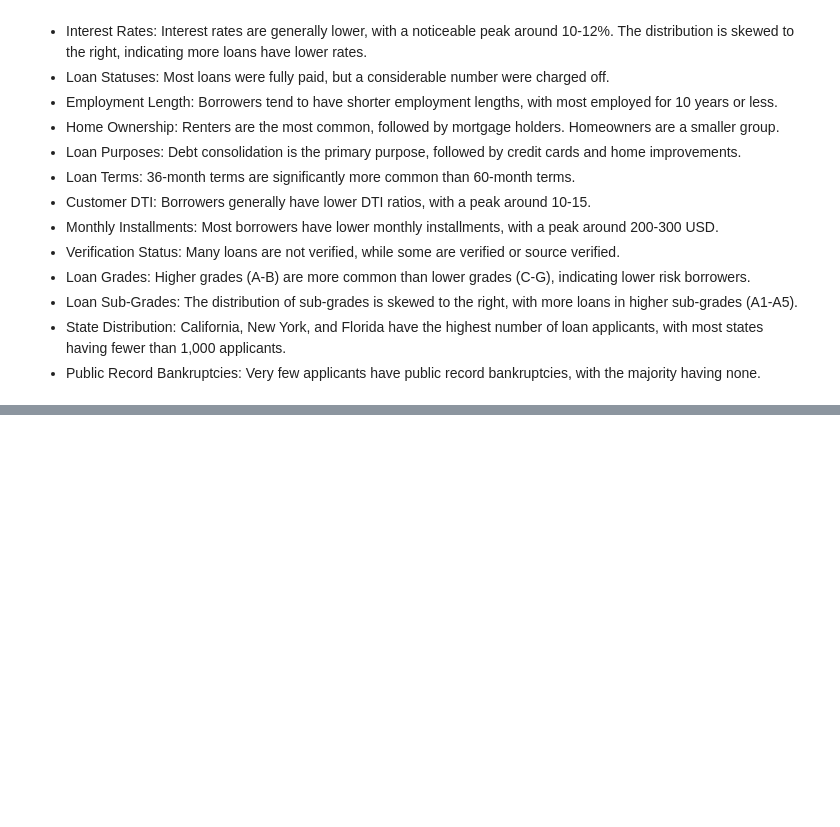
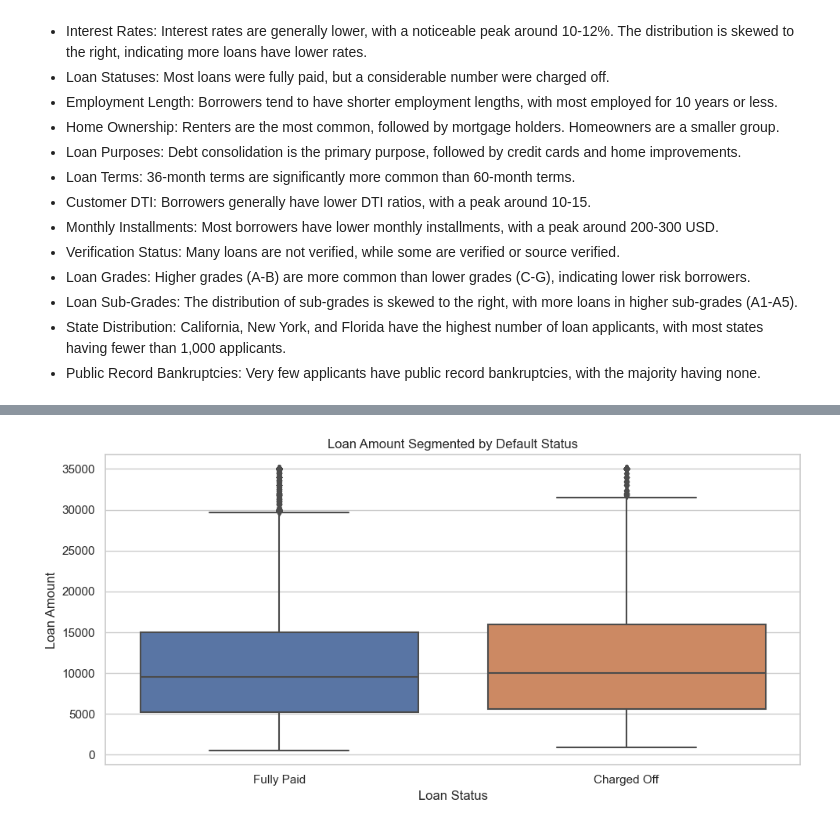
Before and after one commit to sowmilydutta/Lending_Club_Case_Study, a Jupyter notebook: Sowmily_Dutta_Case_study.ipynb, the cells around one changed output, grey strips where cells are left out. Drawn from its saved outputs; the diff is of its cells as text; code cells hidden in the pictures; blank space fills up the shorter version.

```diff
--- a/Sowmily_Dutta_Case_study.ipynb
+++ b/Sowmily_Dutta_Case_study.ipynb
@@ -394,0 +434,11 @@ plt.show()
+# %%
+# Figure 3: Plot the Segment Loan Amount by Loan Status
+plt.figure(figsize=(10,5))
+sns.boxplot(data=df_cleaned, x='loan_status', y='loan_amnt')
+plt.title('Loan Amount Segmented by Default Status')
+plt.xlabel('Loan Status')
+plt.ylabel('Loan Amount')
+plt.tight_layout()
+plt.show()
+# %% [output]
+[figure, added]
```
Also changed, not shown: parts of 6 cells of this notebook.
